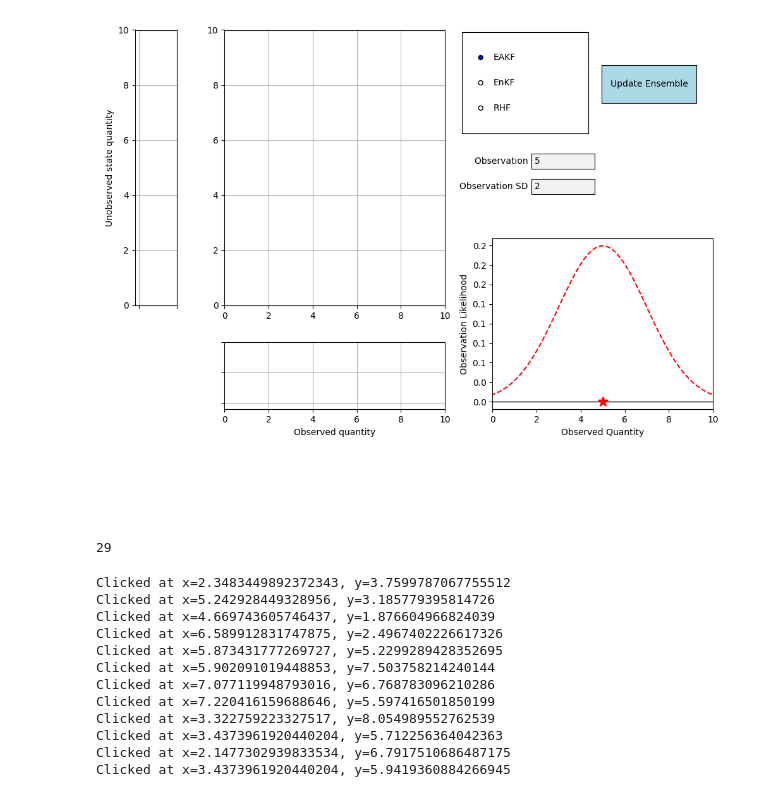
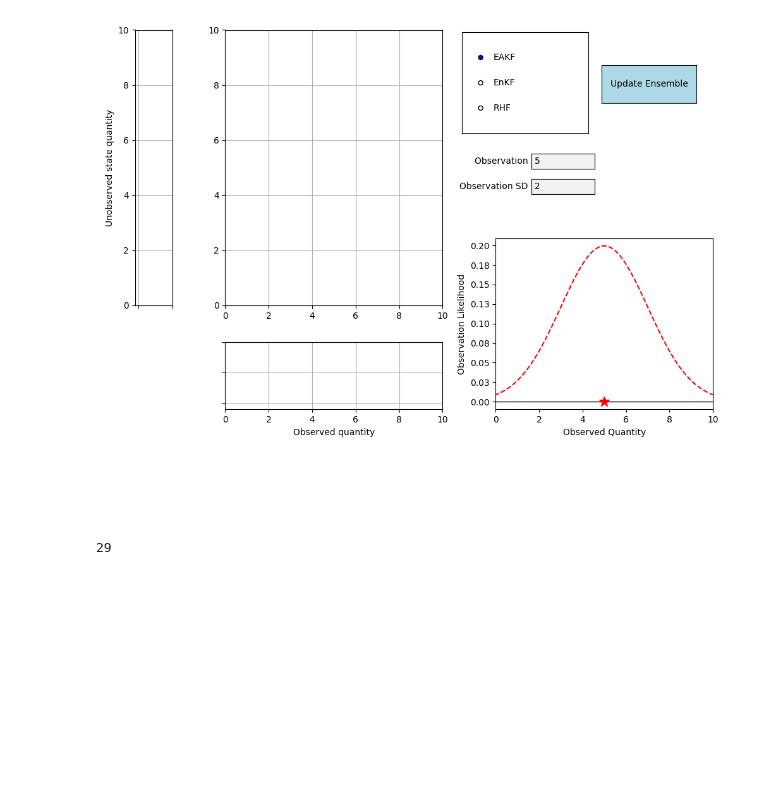
Before and after one commit to hkershaw-brown/pyDARTLAB, a Jupyter notebook: twod_ensemble.ipynb, the cells around one changed output. Cells and saved outputs as stored; diff of their text form; code cells hidden in the pictures; blank space fills up the shorter version.

```diff
--- a/twod_ensemble.ipynb
+++ b/twod_ensemble.ipynb
@@ -104,7 +104,7 @@ def hide_negative_numbers(x, pos):
     """Hide negative numbers on an axis."""
     if x < 0:
         return ''
-    return f'{x:.1f}'
+    return f'{x:.2f}'
 
 # Observation
 def plot_observation(ax, mu, sigma):
@@ -233,47 +233,35 @@ def update_ensemble(event, mu=None, sigma=None):
         ax3.plot([z_plot[i], z_plot[i]], [y_list[i], updated_y[i]], 'b-')
         ax5.plot([x_list[i], updated_x[i]], [obs_z[i], obs_z[i]], 'b-')
 
     plt.draw()  # Redraw the figure to reflect changes
 
 # Connect the event handler
 button.on_clicked(update_ensemble)
 
 plt.tight_layout()
 plt.show()
 
 # Initialize an empty list to store the points
 clicked_points = []
 
 def on_click(event):
     # Check if the click was on ax1
     if event.inaxes == ax1:
         # Append the clicked point (xdata, ydata) to the list
         clicked_points.append((event.xdata, event.ydata))
         print(f"Clicked at x={event.xdata}, y={event.ydata}")
         # Plot the click coordinates on ax1
         ax1.plot(event.xdata, event.ydata, 'go')  # 'ro' plots a red dot
         ax2.plot(event.xdata, 0, 'g*')
         ax3.plot(0, event.ydata, 'g*')
         ax5.plot(event.xdata, 0, 'g*')
         plt.draw()  # Update the plot with the new point
 
 # Connect the event handler to the figure
 fig.canvas.mpl_connect('button_press_event', on_click)
 # %% [output]
-[figure, old version]
+[figure, new version]
 29
-Clicked at x=2.3483449892372343, y=3.7599787067755512
-Clicked at x=5.242928449328956, y=3.185779395814726
-Clicked at x=4.669743605746437, y=1.876604966824039
-Clicked at x=6.589912831747875, y=2.4967402226617326
-Clicked at x=5.873431777269727, y=5.2299289428352695
-Clicked at x=5.902091019448853, y=7.503758214240144
-Clicked at x=7.077119948793016, y=6.768783096210286
-Clicked at x=7.220416159688646, y=5.597416501850199
-Clicked at x=3.322759223327517, y=8.054989552762539
-Clicked at x=3.4373961920440204, y=5.712256364042363
-Clicked at x=2.1477302939833534, y=6.7917510686487175
-Clicked at x=3.4373961920440204, y=5.9419360884266945
 # %%
 class InvalidVarianceError(Exception):
     """Exception raised for errors in the input variance."""
```
